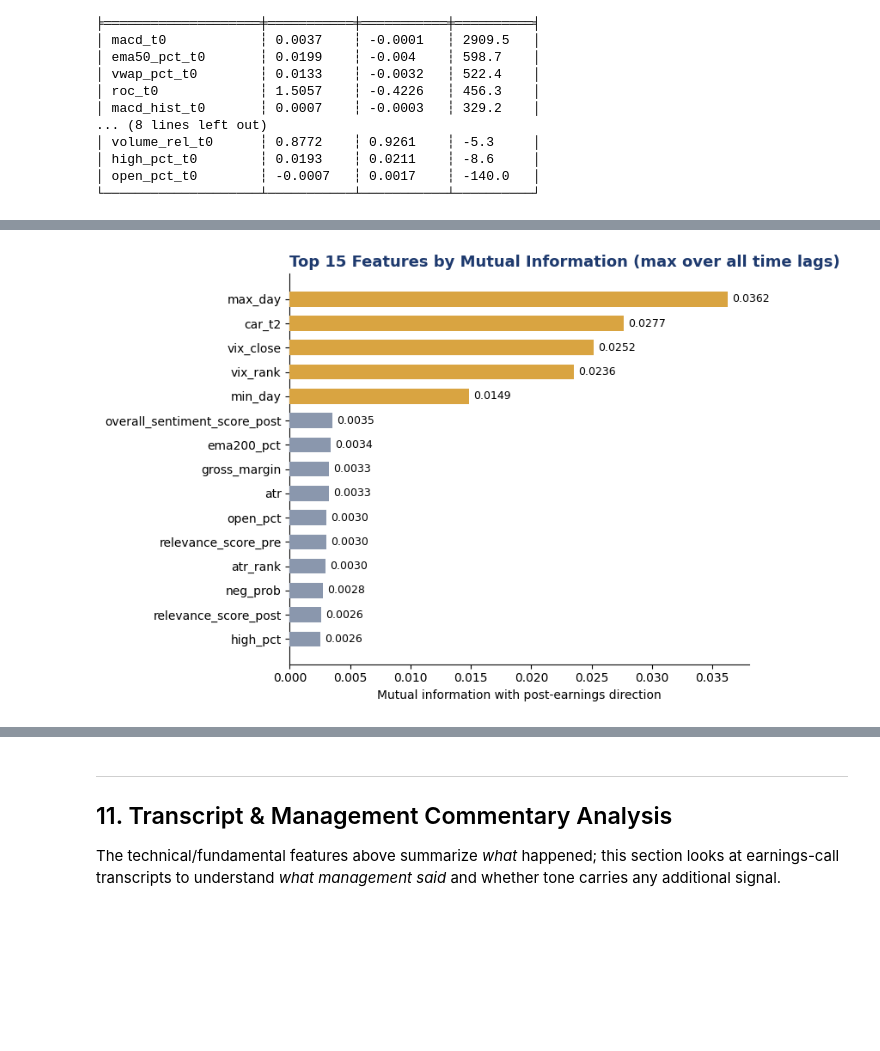
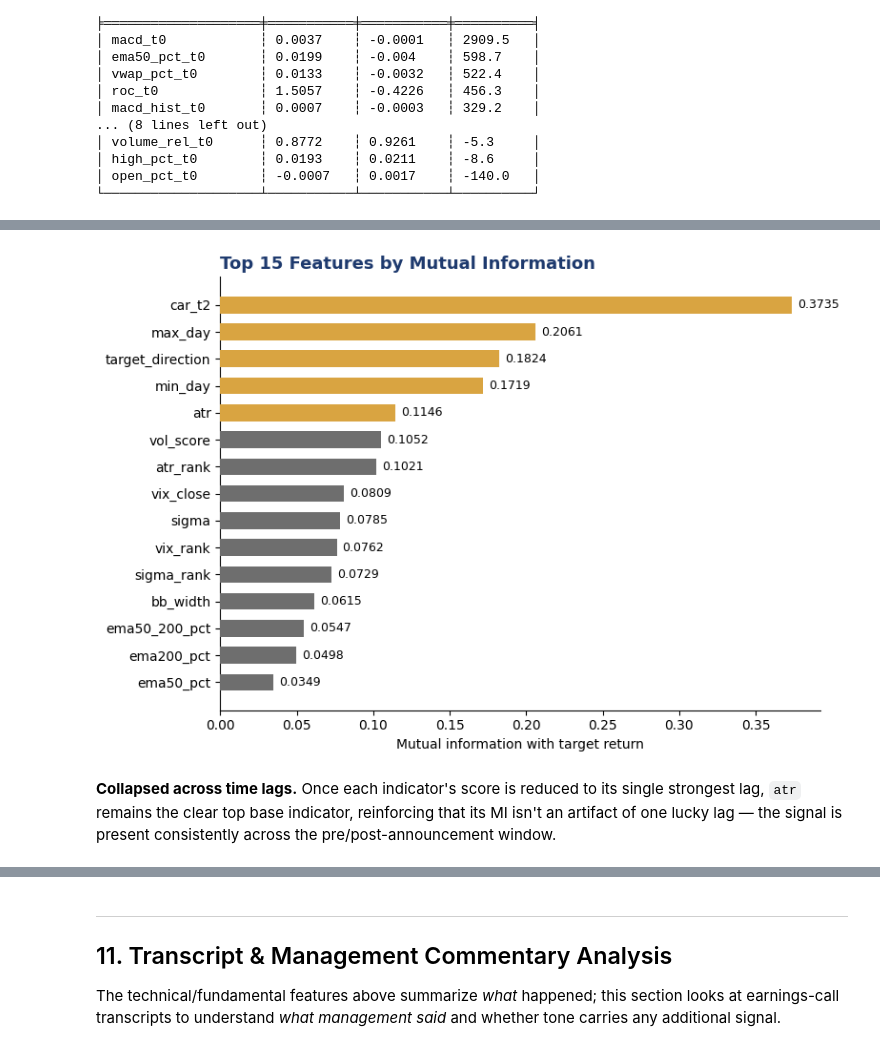
Before and after one commit to Richard-X46/Post-Earnings-Forecast, a Jupyter notebook: src/notebooks/EDA_final.ipynb, the cells around one changed output, grey strips where cells are left out. Drawn from its saved outputs; the diff is of its cells as text; code cells hidden in the pictures; blank space fills up the shorter version.

```diff
--- a/src/notebooks/EDA_final.ipynb
+++ b/src/notebooks/EDA_final.ipynb
@@ -67,7 +67,7 @@ Each row represents one earnings event (one symbol, one quarter).
 # %%
 df_tech = pl.read_parquet("../data/model_staging/tech_modeling_table.parquet")
 
-df_fund = pl.read_parquet("../data/model_staging/fundamentalIndicators/modeling_fundamentals.parquet")
+df_fund = pl.read_parquet("../data/model_staging/modeling_fundamentals.parquet")
 df_fund = df_fund.select([
     "symbol",
     pl.col("reportedDate").alias("earnings_date"),
@@ -439,12 +455,13 @@ Highly correlated pairs (|r| > 0.85):
   ema200_pct     <-> ema50_200_pct   r = +0.863
 # %%
 # Independent signals — max |r| with any other t0 indicator
-corr_array = corr_matrix.to_numpy()
+np.fill_diagonal(corr_array := corr_matrix.to_numpy().copy(), 0)
+max_r = np.abs(corr_array).max(axis=1)
+
 print("Independent signals at t0 (max |r| < 0.30 with all other indicators):")
-for i, col in enumerate(corr_matrix.columns):
-    max_r = max(abs(corr_array[i, j]) for j in range(len(corr_matrix.columns)) if j != i)
-    if max_r < 0.30:
-        print(f"  {col:14s} (max |r| = {max_r:.2f})")
+for col, r in zip(corr_matrix.columns, max_r):
+    if r < 0.30:
+        print(f"  {col:14s} (max |r| = {r:.2f})")
 
 # Redundancy across ALL time steps (not just t0)
 exclude_base = ["symbol", "earnings_date", "target_return", "target_direction", "target_class",
@@ -796,20 +894,20 @@ shape: (24, 4)
 # %%
-from sklearn.feature_selection import mutual_info_classif
+from sklearn.feature_selection import mutual_info_regression
 
-exclude = ["symbol", "earnings_date", "target_return", "target_direction", "target_class",
+exclude = ["symbol", "earnings_date", "target_return", "target_class",
            "beat", "year", "month", "sector"]
 feature_cols = [c for c in df_model.columns if c not in exclude]
 
-df_pd = df_model.select(feature_cols + ["target_direction"]).to_pandas()
-df_pd = df_pd.fillna(df_pd.median(numeric_only=True))
-df_pd = df_pd.dropna(subset=["target_direction"])
+df_pd = df_model.select(feature_cols + ["target_return"]).to_pandas()
+df_pd = df_pd.dropna(subset=["target_return"])
+df_pd[feature_cols] = df_pd[feature_cols].fillna(df_pd[feature_cols].median(numeric_only=True))
 
 X = df_pd[feature_cols].select_dtypes(include=[np.number])
-y = df_pd["target_direction"]
+y = df_pd["target_return"]
 print(f"Rows used: {len(X):,}, features: {X.shape[1]}")
 
-mi_scores = mutual_info_classif(X, y, discrete_features=False, random_state=42)
+mi_scores = mutual_info_regression(X, y, random_state=42)
 mi_series = pd.Series(mi_scores, index=X.columns).sort_values(ascending=False)
-print("\nTop 20 features by mutual information with target_direction:")
+print("\nTop 20 features by mutual information with target_return:")
 print(mi_series.head(20))
 # %% [output]
@@ -833,31 +933,29 @@ dtype: float64
 # %%
 # Collapse to one score per base indicator (max across its time lags), plot top 15
 def get_base_indicator(col_name):
     return re.sub(r"_t[+-]?\d+$", "", col_name)
 
-mi_df = mi_series.reset_index()
-mi_df.columns = ["feature", "mi_score"]
-mi_df["base_indicator"] = mi_df["feature"].apply(get_base_indicator)
-mi_by_indicator = mi_df.groupby("base_indicator")["mi_score"].max().sort_values(ascending=False)
-
-plot_df = mi_by_indicator.reset_index().head(15)
+mi_by_indicator = mi_series.groupby(get_base_indicator).max()
+plot_df = mi_by_indicator.nlargest(15).reset_index()
 plot_df.columns = ["indicator", "mi_score"]
 
 fig, ax = plt.subplots(figsize=(8, 5.5))
 colors = [GOLD if i < 5 else MUTED for i in range(len(plot_df))]
 bars = ax.barh(plot_df["indicator"], plot_df["mi_score"], color=colors, height=0.62, zorder=3)
 ax.invert_yaxis()
 for b, v in zip(bars, plot_df["mi_score"]):
     ax.text(v + plot_df["mi_score"].max() * 0.01, b.get_y() + b.get_height()/2, f"{v:.4f}",
             va="center", fontsize=9)
-ax.set_xlabel("Mutual information with post-earnings direction")
-ax.set_title("Top 15 Features by Mutual Information (max over all time lags)",
+ax.set_xlabel("Mutual information with target return")
+ax.set_title("Top 15 Features by Mutual Information",
              fontsize=13, fontweight="bold", color=NAVY, loc="left")
 sns.despine()
 plt.tight_layout()
 plt.show()
 # %% [output]
-[figure, old version]
+[figure, new version]
+# %% [markdown]
+**Collapsed across time lags.** Once each indicator's score is reduced to its single strongest lag, `atr` remains the clear top base indicator, reinforcing that its MI isn't an artifact of one lucky lag — the signal is present consistently across the pre/post-announcement window.
 # %%
 # Aggregate MI by feature family
 FAMILY_RULES = [
```
Also changed, not shown: parts of 39 cells of this notebook.
